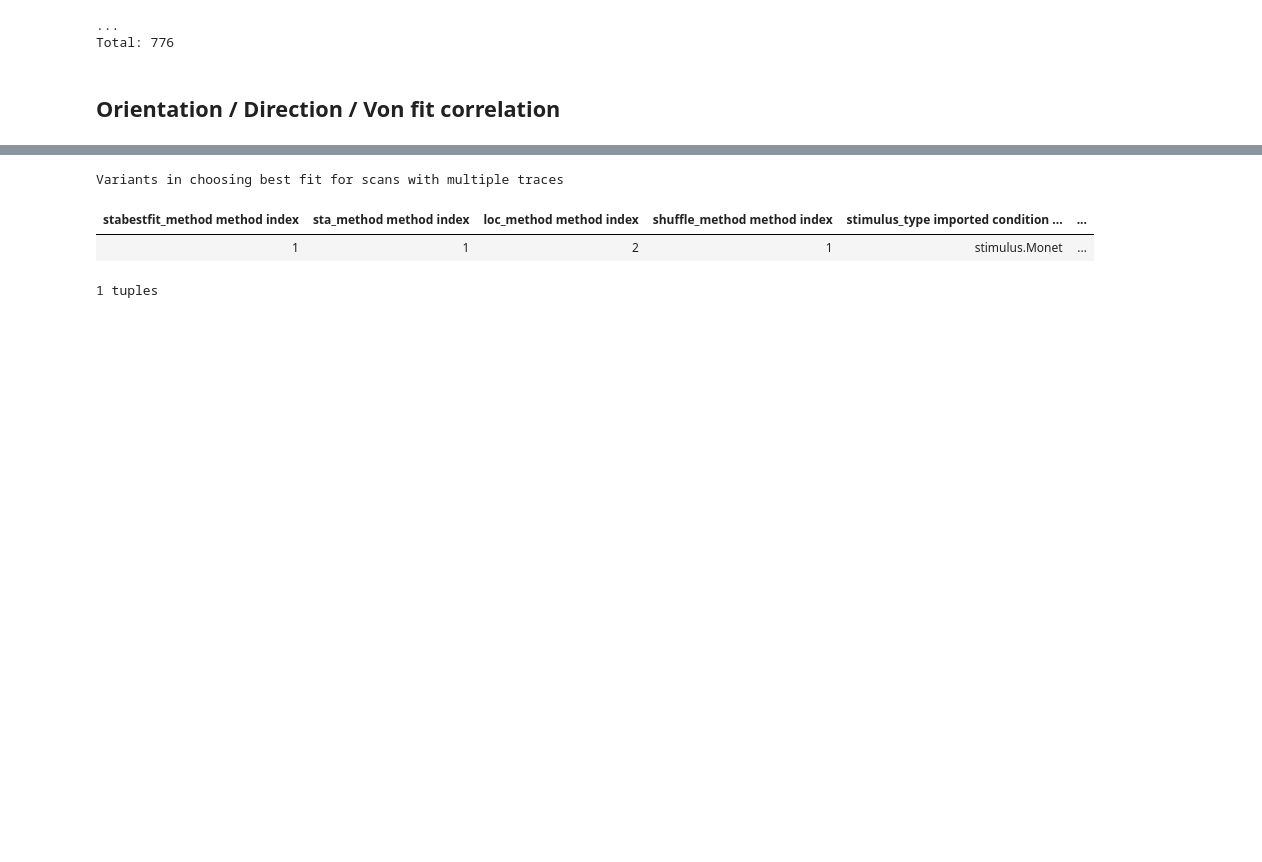
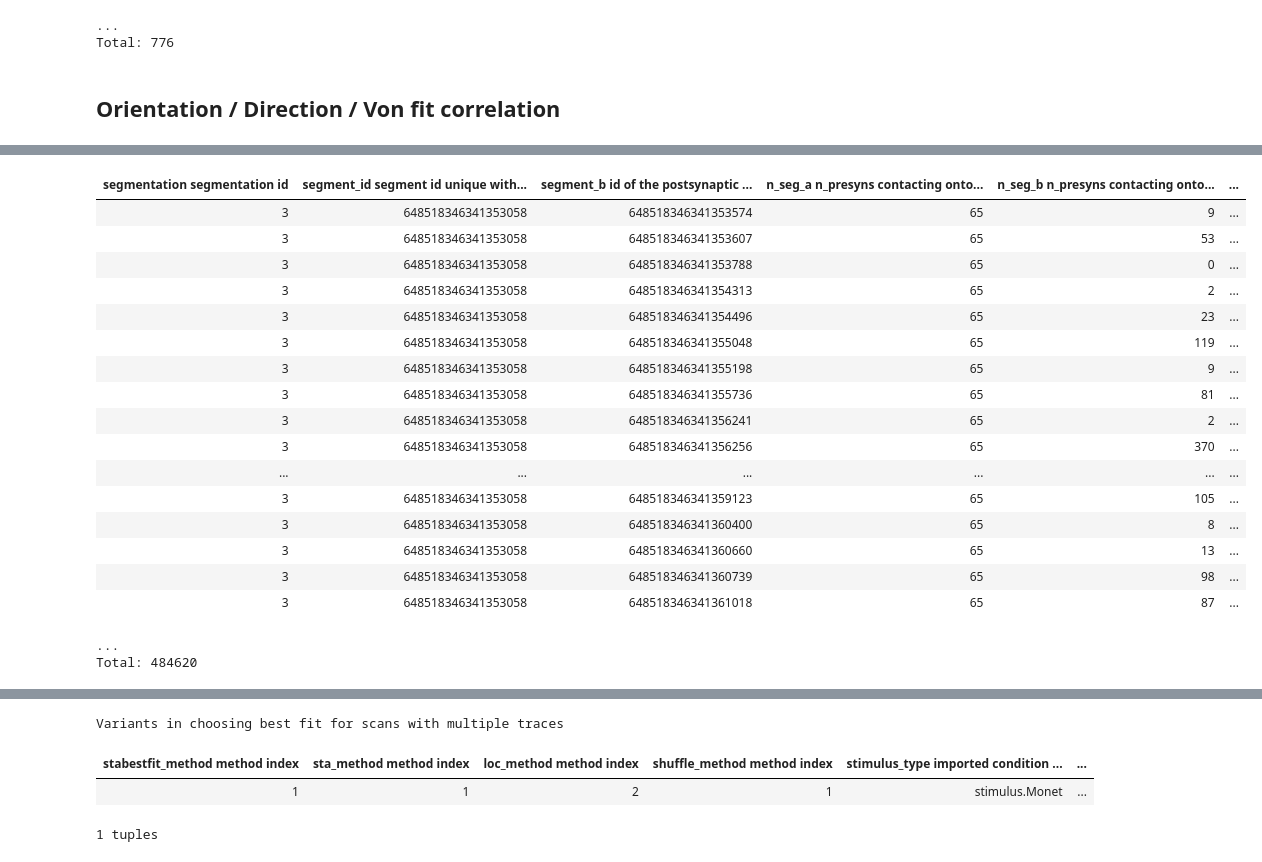
Before and after one commit to celiibrendan/Complete_Pinky100_Pipeline, a Jupyter notebook: notebooks/Pass_2_Analysis/Functional_plots/pinky100 shared contact plots_PINKY.ipynb, the cells around one changed output, grey strips where cells are left out. Drawn from its saved outputs; the diff is of its cells as text; code cells hidden in the pictures; blank space fills up the shorter version.

```diff
--- a/notebooks/Pass_2_Analysis/Functional_plots/pinky100 shared contact plots_PINKY.ipynb
+++ b/notebooks/Pass_2_Analysis/Functional_plots/pinky100 shared contact plots_PINKY.ipynb
@@ -76,0 +90,22 @@ AttributeError: module 'pinky' has no attribute 'ContactCorrelation'
+# %%
+fc.ContactCorrelationShaft()
+# %% [output]
+| segmentation segmentation id | segment_id segment id unique with... | segment_b id of the postsynaptic ... | n_seg_a n_presyns contacting onto... | n_seg_b n_presyns contacting onto... | ... |
+| 3 | 648518346341353058 | 648518346341353574 | 65 | 9 | ... |
+| 3 | 648518346341353058 | 648518346341353607 | 65 | 53 | ... |
+| 3 | 648518346341353058 | 648518346341353788 | 65 | 0 | ... |
+| 3 | 648518346341353058 | 648518346341354313 | 65 | 2 | ... |
+| 3 | 648518346341353058 | 648518346341354496 | 65 | 23 | ... |
+| 3 | 648518346341353058 | 648518346341355048 | 65 | 119 | ... |
+| 3 | 648518346341353058 | 648518346341355198 | 65 | 9 | ... |
+| 3 | 648518346341353058 | 648518346341355736 | 65 | 81 | ... |
+| 3 | 648518346341353058 | 648518346341356241 | 65 | 2 | ... |
+| 3 | 648518346341353058 | 648518346341356256 | 65 | 370 | ... |
+| ... | ... | ... | ... | ... | ... |
+| 3 | 648518346341353058 | 648518346341359123 | 65 | 105 | ... |
+| 3 | 648518346341353058 | 648518346341360400 | 65 | 8 | ... |
+| 3 | 648518346341353058 | 648518346341360660 | 65 | 13 | ... |
+| 3 | 648518346341353058 | 648518346341360739 | 65 | 98 | ... |
+| 3 | 648518346341353058 | 648518346341361018 | 65 | 87 | ... |
+...
+Total: 484620
```
Also changed, not shown: parts of 12 cells of this notebook, 2 other files.
